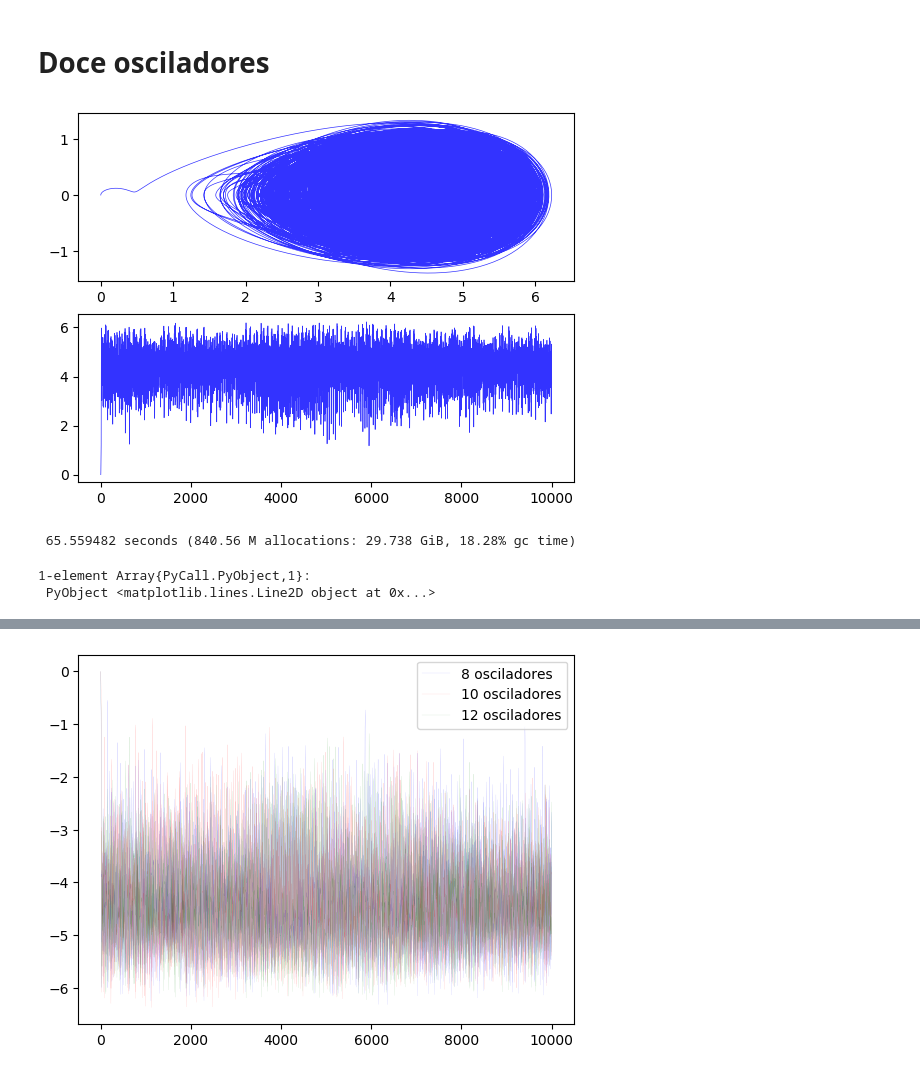
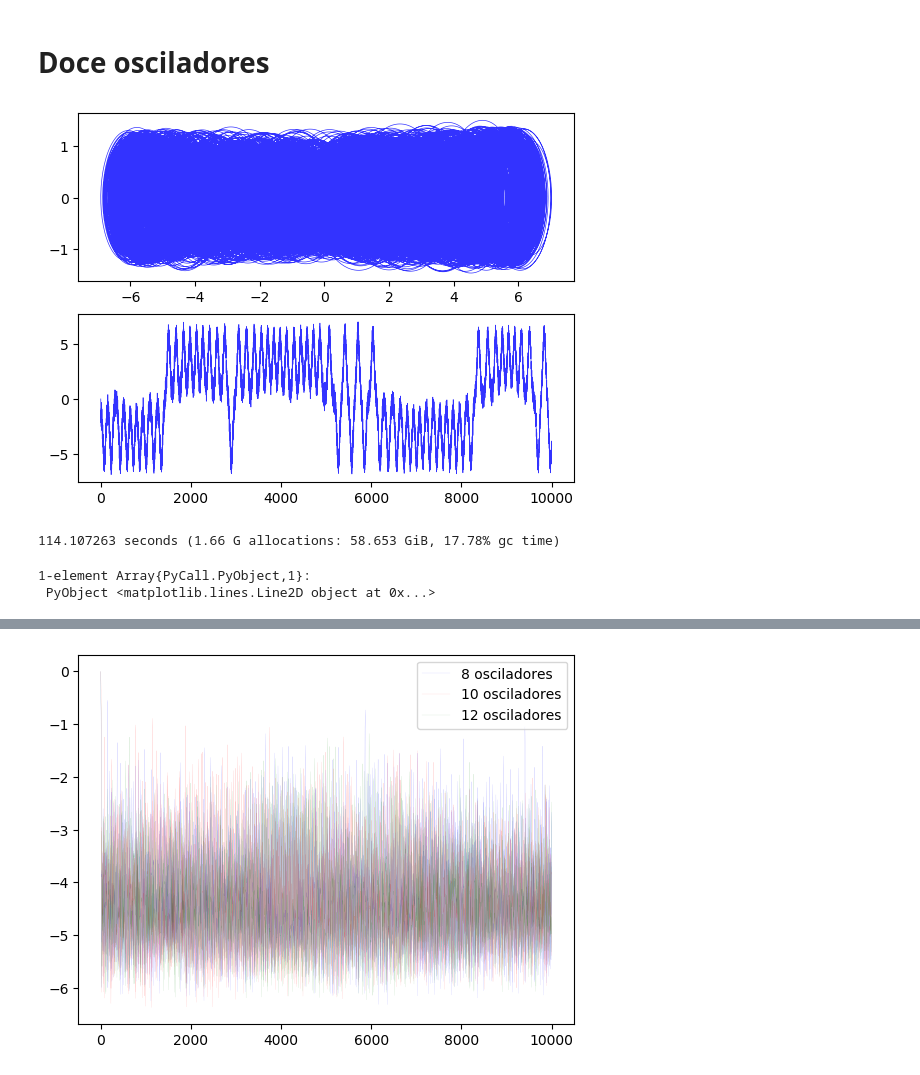
Before and after one commit to spenam/thesis_codes_git, a Jupyter notebook: Evolutions.ipynb, the cells around one changed output, grey strips where cells are left out. Drawn from its saved outputs; the diff is of its cells as text; code cells hidden in the pictures.

```diff
--- a/Evolutions.ipynb
+++ b/Evolutions.ipynb
@@ -572,6 +569,9 @@ end
 
 function bolz_energy()
     return rand(Truncated(Exponential(1), 0., 10))
+end
+function bolz_freq(a)
+    return 0.6324555320336759*rand(Truncated(Exponential(1), 0.1, 3.))
 end
 
 initial_position = [0.1, 0.,0.,0.,0.,0.,0.,0.,0.]
@@ -617,6 +617,11 @@ w[9]=0.6324555320336759+0.1
 Es[9]=Es[8]
 g[9]=0.04
 
+g=g .* 0. .+ 0.3 /12.
+w=w .* 0. .+ 1.
+w=(bolz_freq.(w))
+println(w)
+
 W=maximum(w)
 
 dts=0.01*2. *pi/W
@@ -666,6 +672,9 @@ end
 
 function bolz_energy()
     return rand(Truncated(Exponential(1), 0., 10))
+end
+function bolz_freq(a)
+    return 0.6324555320336759*rand(Truncated(Exponential(1), 0.1, 3.))
 end
 
 initial_position = [0.1, 0.,0.,0.,0.,0.,0.,0.,0.,0.,0.]
@@ -717,6 +726,11 @@ w[11]=0.6324555320336759+0.13
 Es[11]=Es[10]
 g[11]=0.023
 
+g=g .* 0. .+ 0.3 /12.
+w=w .* 0. .+ 1.
+w=(bolz_freq.(w))
+println(w)
+
 W=maximum(w)
 
 dts=0.01*2. *pi/W
@@ -778,6 +793,9 @@ end
 
 function bolz_energy()
     return rand(Truncated(Exponential(1), 0., 10))
+end
+function bolz_freq(a)
+    return 0.6324555320336759*rand(Truncated(Exponential(1), 0.1, 3.))
 end
 
 initial_position = [0.1, 0.,0.,0.,0.,0.,0.,0.,0.,0.,0.,0.,0.]
@@ -795,6 +813,7 @@ X0=17.
 P0=1.
 
 time=10000.
+#time=1.
 tspan=(0., time)
 #fig=figure()
 m[2:end]=m[2:end] #.*0.1
@@ -832,34 +851,40 @@ w[12]=0.6324555320336759+0.1701
 Es[12]=bolz_energy()
 g[12]=0.031
 w[13]=0.6324555320336759+0.17
 Es[13]=Es[12]
 g[13]=0.037
 
+g=g .* 0. .+ 0.3 /12.
+w=w .* 0. .+ 1.
+w=(bolz_freq.(w))
+#println(w)
+
+
 W=maximum(w)
 
 dts=0.01*2. *pi/W
 Hsys(q,p) = p[1]^2. /(2. *m[1]) - a*q[1]^2. /2. +b*q[1]^4. /4. -q[1]*g[2]*q[2]+p[2]^2. /(2. *m[2])+m[2]*w[2]^2. *q[2]^2. /2. + q[1]^2. *g[2]^2. /(2. *m[2]*w[2]^2.) -q[1]*g[3]*q[3]+p[3]^2. /(2. *m[3])+m[3]*w[3]^2. *q[3]^2. /2. + q[1]^2. *g[3]^2. /(2. *m[3]*w[3]^2.) -q[1]*g[4]*q[4]+p[4]^2. /(2. *m[4])+m[4]*w[4]^2. *q[4]^2. /2. + q[1]^2. *g[4]^2. /(2. *m[4]*w[4]^2.) -q[1]*g[5]*q[5]+p[5]^2. /(2. *m[5])+m[5]*w[5]^2. *q[5]^2. /2. + q[1]^2. *g[5]^2. /(2. *m[5]*w[5]^2.) -q[1]*g[6]*q[6]+p[6]^2. /(2. *m[6])+m[6]*w[6]^2. *q[6]^2. /2. + q[1]^2. *g[6]^2. /(2. *m[6]*w[6]^2.) -q[1]*g[7]*q[7]+p[7]^2. /(2. *m[7])+m[7]*w[7]^2. *q[7]^2. /2. + q[1]^2. *g[7]^2. /(2. *m[7]*w[7]^2.) -q[1]*g[8]*q[8]+p[8]^2. /(2. *m[8])+m[8]*w[8]^2. *q[8]^2. /2. + q[1]^2. *g[8]^2. /(2. *m[8]*w[8]^2.)-q[1]*g[9]*q[9]+p[9]^2. /(2. *m[9])+m[9]*w[9]^2. *q[9]^2. /2. + q[1]^2. *g[9]^2. /(2. *m[9]*w[9]^2.) -q[1]*g[10]*q[10]+p[10]^2. /(2. *m[10])+m[10]*w[10]^2. *q[10]^2. /2. + q[1]^2. *g[10]^2. /(2. *m[10]*w[10]^2.) -q[1]*g[11]*q[11]+p[11]^2. /(2. *m[11])+m[11]*w[11]^2. *q[11]^2. /2. + q[1]^2. *g[11]^2. /(2. *m[11]*w[11]^2.) -q[1]*g[12]*q[12]+p[12]^2. /(2. *m[12])+m[12]*w[12]^2. *q[12]^2. /2. + q[1]^2. *g[12]^2. /(2. *m[12]*w[12]^2.) -q[1]*g[13]*q[13]+p[13]^2. /(2. *m[13])+m[13]*w[13]^2. *q[13]^2. /2. + q[1]^2. *g[13]^2. /(2. *m[13]*w[13]^2.)
 pdot(dp,p,q,params,t) = ForwardDiff.gradient!(dp, q->-Hsys(q, p), q)
 qdot(dq,p,q,params,t) = ForwardDiff.gradient!(dq, p-> Hsys(q, p), p)
 
 initial_position[1]=0. #xz0[jj]
 initial_momentum[1]=0. #pz1[jj]
 initial_position[2], initial_momentum[2],initial_position[3], initial_momentum[3]=initial_sampling(Es[2],w[2],w[3],m[2])
 initial_position[4], initial_momentum[4],initial_position[5], initial_momentum[5]=initial_sampling(Es[4],w[4],w[5],m[4])
 initial_position[6], initial_momentum[6],initial_position[7], initial_momentum[7]=initial_sampling(Es[6],w[6],w[7],m[6])
 initial_position[8], initial_momentum[8],initial_position[9], initial_momentum[9]=initial_sampling(Es[8],w[8],w[9],m[8])
 initial_position[10], initial_momentum[10],initial_position[11], initial_momentum[11]=initial_sampling(Es[10],w[10],w[11],m[10])
 initial_position[12], initial_momentum[12],initial_position[13], initial_momentum[13]=initial_sampling(Es[12],w[12],w[13],m[12])
 
 
 prob = DynamicalODEProblem(pdot, qdot, initial_momentum, initial_position, tspan)
 @time sol12 = solve(prob, CalvoSanz4(), dt=dts)
 subplot(2, 1, 1)
 plot(sol12[14,:],sol12[1,:],color="b",linewidth=0.5,alpha=0.8)
 subplot(2, 1, 2)
 plot(sol12.t[:], sol12[14,:], color="b",linewidth=0.5,alpha=0.8)
 # %% [output]
-[figure, old version]
+[figure, new version]
- 65.559482 seconds (840.56 M allocations: 29.738 GiB, 18.28% gc time)
+114.107263 seconds (1.66 G allocations: 58.653 GiB, 17.78% gc time)
 1-element Array{PyCall.PyObject,1}:
  PyObject <matplotlib.lines.Line2D object at 0x...>
```
Also changed, not shown: parts of 7 cells of this notebook, 8 other files.
